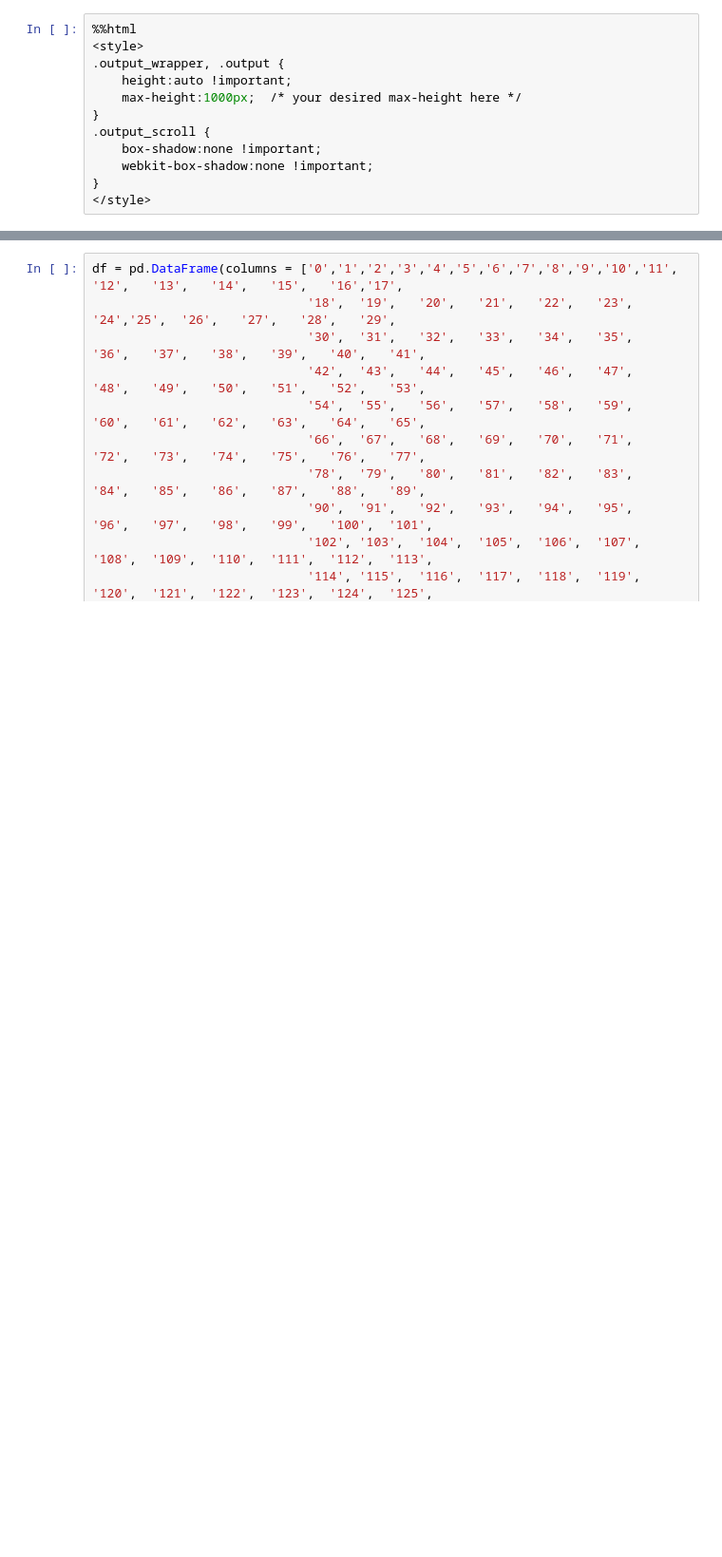
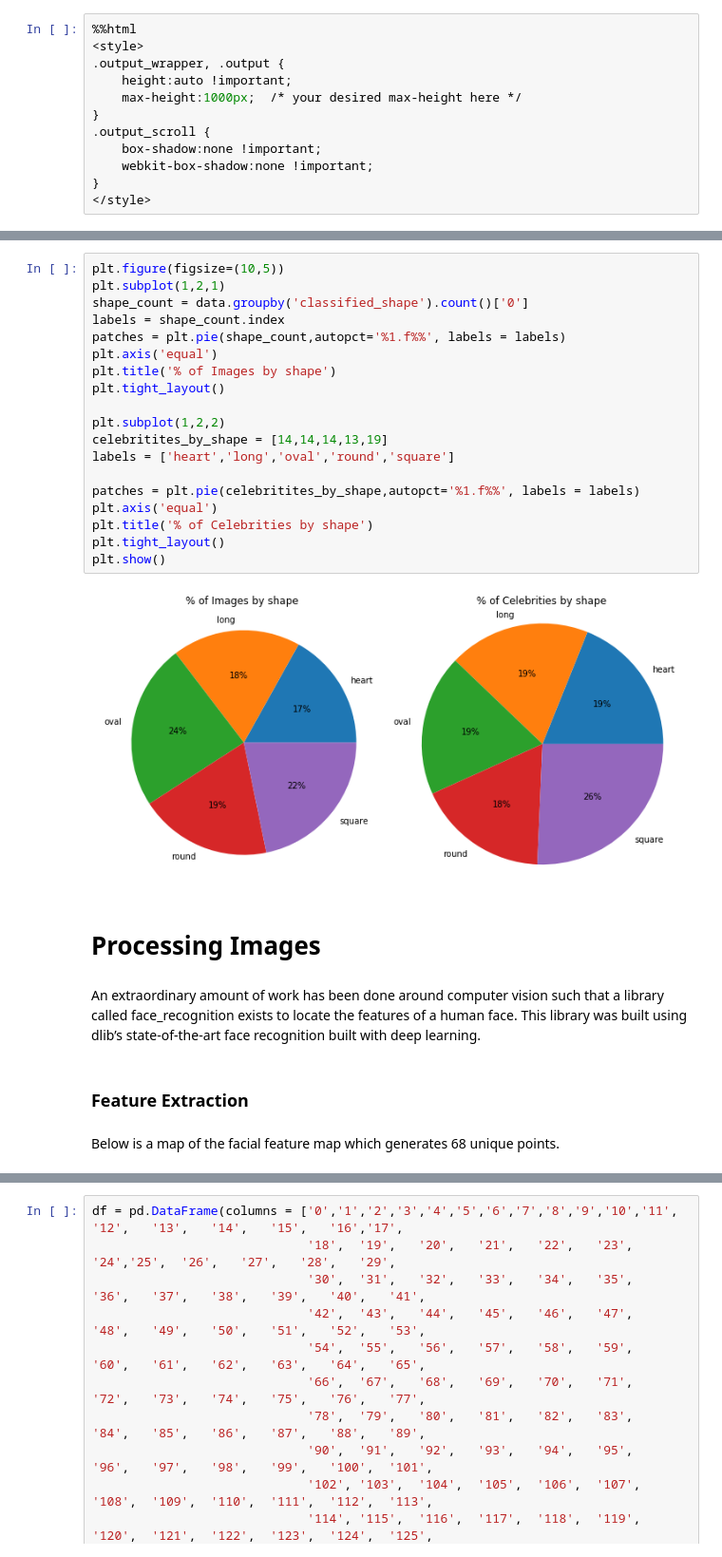
Before and after one commit to marnieboyer/Thinkful, a Jupyter notebook: Final Capstone/main v2.ipynb, the cells around one changed output, grey strips where cells are left out. Shown at 95% size. Cells and saved outputs as stored; diff of their text form; blank space fills up the shorter version.

```diff
--- a/Final Capstone/main v2.ipynb
+++ b/Final Capstone/main v2.ipynb
@@ -35,0 +95,29 @@ image_dir = "C:/Users/boyerm/_Capstone 3 Final/pics2"
+# %%
+plt.figure(figsize=(10,5))
+plt.subplot(1,2,1)
+shape_count = data.groupby('classified_shape').count()['0']
+labels = shape_count.index
+patches = plt.pie(shape_count,autopct='%1.f%%', labels = labels)
+plt.axis('equal')
+plt.title('% of Images by shape')
+plt.tight_layout()
+
+plt.subplot(1,2,2)
+celebritites_by_shape = [14,14,14,13,19]
+labels = ['heart','long','oval','round','square']
+
+patches = plt.pie(celebritites_by_shape,autopct='%1.f%%', labels = labels)
+plt.axis('equal')
+plt.title('% of Celebrities by shape')
+plt.tight_layout()
+plt.show()
+# %% [output]
+[figure, added]
+# %% [markdown]
+# Processing Images
+# %% [markdown]
+An extraordinary amount of work has been done around computer vision such that a library called face_recognition exists to locate the features of a human face.  This library was built using dlib’s state-of-the-art face recognition built with deep learning.
+# %% [markdown]
+### Feature Extraction
+# %% [markdown]
+Below is a map of the facial feature map which generates 68 unique points.
```
Also changed, not shown: parts of 93 cells of this notebook, 3 other files.
